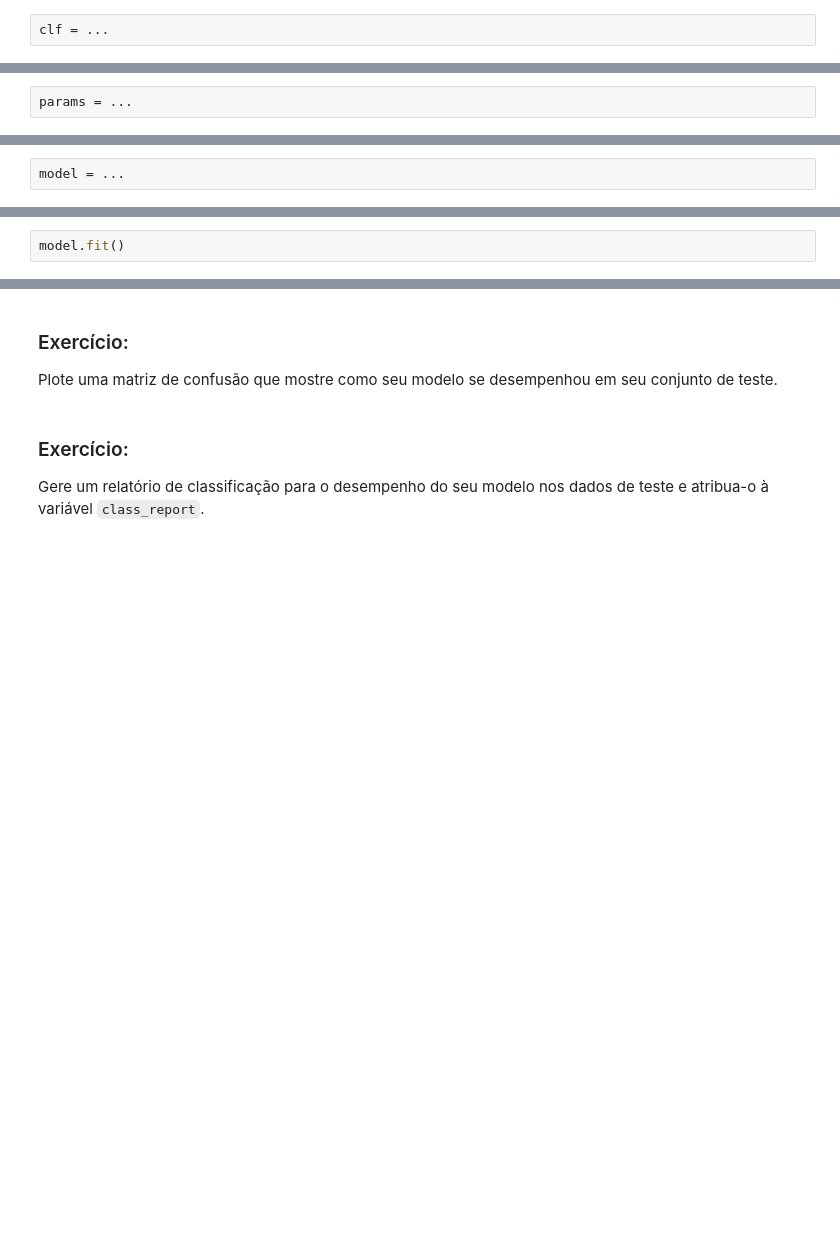
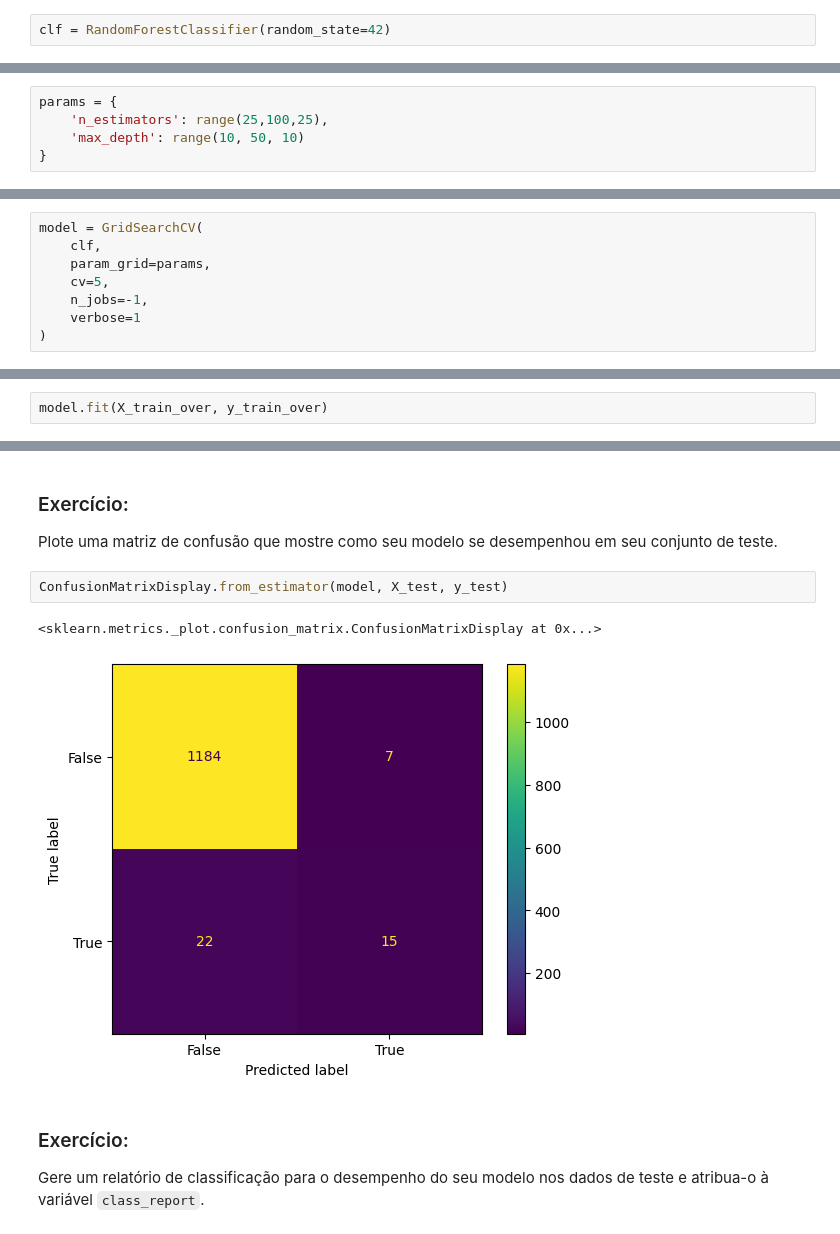
Before and after one commit to Pietro2704/Python, a Jupyter notebook: Python-IA/Projetos/IA__Projeto_3.ipynb, the cells around one changed output, grey strips where cells are left out. Drawn from its saved outputs; the diff is of its cells as text; blank space fills up the shorter version.

```diff
--- a/Python-IA/Projetos/IA__Projeto_3.ipynb
+++ b/Python-IA/Projetos/IA__Projeto_3.ipynb
@@ -106,7 +177,7 @@ X_train_over.head()
 ### Exercício:
 Crie um classificador <code>clf</code> que possa ser treinado em `(X_train_over, y_train_over)`. Você pode usar qualquer um dos novos preditores em conjunto que aprendeu neste projeto.
 # %%
-clf = ...
+clf = RandomForestClassifier(random_state=42)
 # %% [markdown]
 ### Exercício:
 Realize a validação cruzada com seu classificador usando os dados de treinamento sobre-amostrados e atribua seus resultados à variável <code>cv_scores</code>. Certifique-se de definir o argumento <code>cv</code> como 5.
@@ -123,14 +196,23 @@ __Dica:__ Se o classificador que você construiu for apenas um preditor (não um
 
 Por exemplo, se seu classificador for apenas uma floresta aleatória (não um pipeline contendo uma floresta aleatória), você acessaria o número de estimadores usando <code>"n_estimators"</code>, e não <code>"randomforestclassifier__n_estimators"</code>.
 # %%
-params = ...
+params = {
+    'n_estimators': range(25,100,25),
+    'max_depth': range(10, 50, 10)
+}
 # %% [markdown]
 ### Exercício:
 Crie um <code>GridSearchCV</code> chamado `model` que inclua seu classificador e a grade de hiperparâmetros. Certifique-se de definir `cv` como 5, `n_jobs` como -1 e `verbose` como 1.
 # %%
-model = ...
+model = GridSearchCV(
+    clf,
+    param_grid=params,
+    cv=5,
+    n_jobs=-1,
+    verbose=1
+)
 # %% [markdown]
 ### Exercício
 Ajuste seu modelo aos dados de treinamento **sobre-amostrados.**
 # %%
-model.fit()
+model.fit(X_train_over, y_train_over)
@@ -160,6 +260,11 @@ print("Model Test Accuracy:", round(acc_test, 4))
 # %% [markdown]
 ### Exercício:
 Plote uma matriz de confusão que mostre como seu modelo se desempenhou em seu conjunto de teste.
+# %%
+ConfusionMatrixDisplay.from_estimator(model, X_test, y_test)
+# %% [output]
+<sklearn.metrics._plot.confusion_matrix.ConfusionMatrixDisplay at 0x...>
+[figure, added]
 # %% [markdown]
 ### Exercício:
 Gere um relatório de classificação para o desempenho do seu modelo nos dados de teste e atribua-o à variável `class_report`.
```
Also changed, not shown: parts of 21 cells of this notebook.
